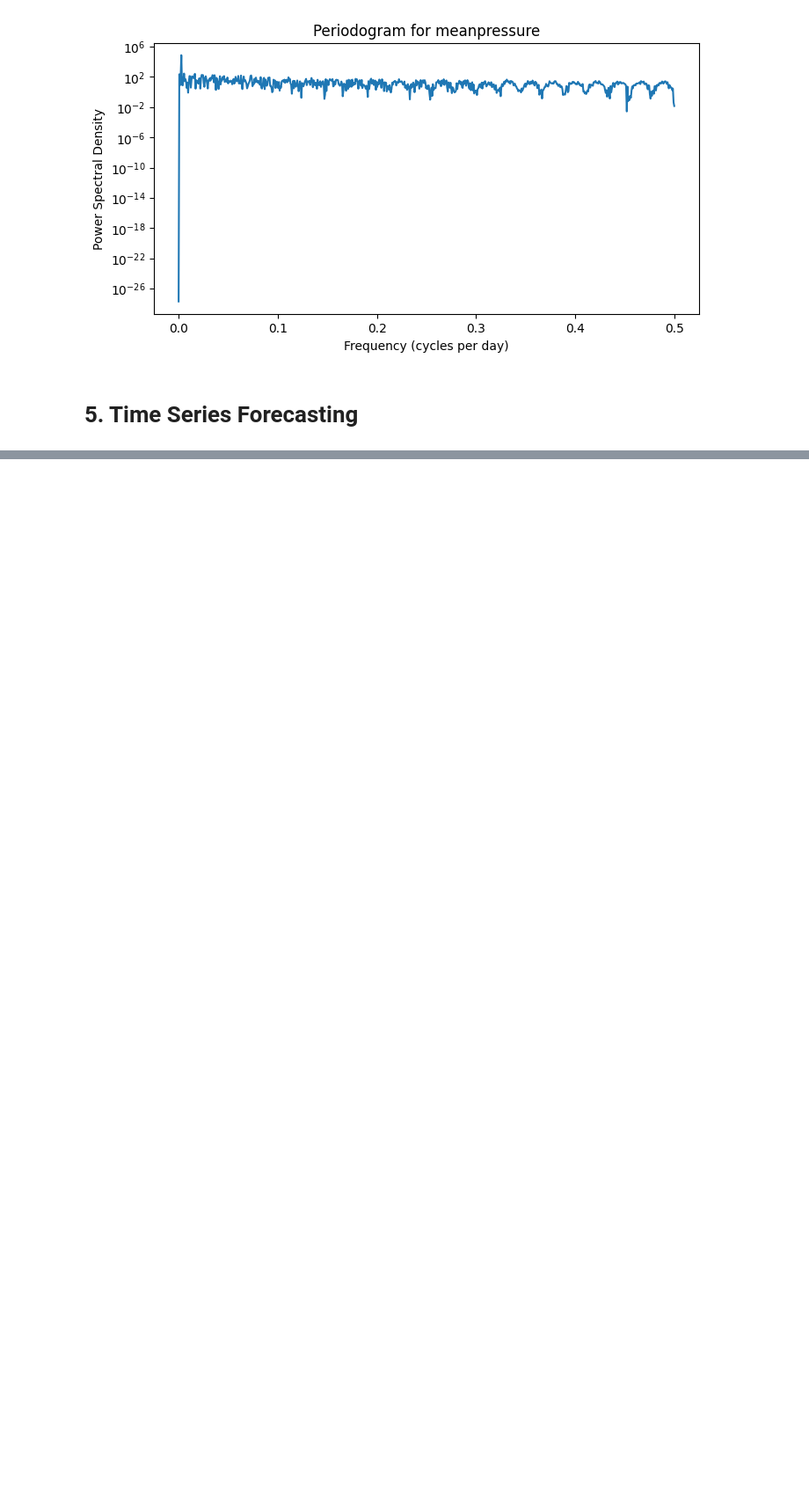
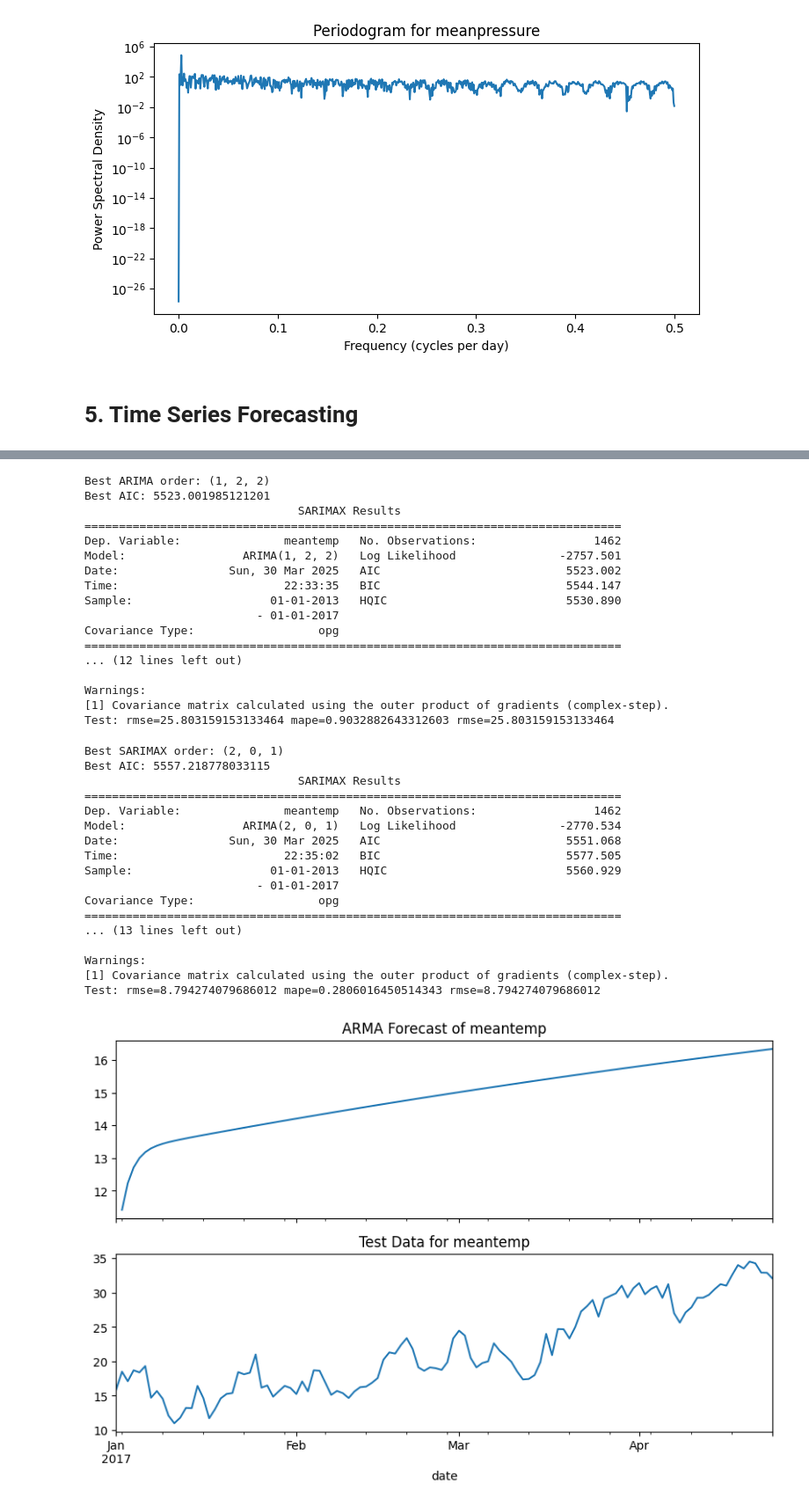
Before and after one commit to porojanmadalin/TSA, a Jupyter notebook: a02.ipynb, the cells around one changed output, grey strips where cells are left out. Shown at 88% size. Saved outputs shown, nothing was run; the diff lists cells and outputs as text; code cells hidden in the pictures; blank space fills up the shorter version.

```diff
--- a/a02.ipynb
+++ b/a02.ipynb
@@ -48,0 +33,3 @@ df_train
+# %%
+df_test.index=df_test.index.to_period('D')
+df_test
@@ -398,0 +473,5 @@ fdd('meanpressure')
+# %%
+fit_ARMA('meantemp')
+fit_ARIMA('meantemp')
+fit_SARIMA('meantemp')
+# %% [output]
@@ -398,0 +495,35 @@ fdd('meanpressure')
+Best ARIMA order: (1, 2, 2)
+Best AIC: 5523.001985121201
+                               SARIMAX Results
+==============================================================================
+Dep. Variable:               meantemp   No. Observations:                 1462
+Model:                 ARIMA(1, 2, 2)   Log Likelihood               -2757.501
+Date:                Sun, 30 Mar 2025   AIC                           5523.002
+Time:                        22:33:35   BIC                           5544.147
+Sample:                    01-01-2013   HQIC                          5530.890
+                         - 01-01-2017
+Covariance Type:                  opg
+==============================================================================
+... (12 lines left out)
+
+Warnings:
+[1] Covariance matrix calculated using the outer product of gradients (complex-step).
+Test: rmse=25.803159153133464 mape=0.9032882643312603 rmse=25.803159153133464
+Best SARIMAX order: (2, 0, 1)
+Best AIC: 5557.218778033115
+                               SARIMAX Results
+==============================================================================
+Dep. Variable:               meantemp   No. Observations:                 1462
+Model:                 ARIMA(2, 0, 1)   Log Likelihood               -2770.534
+Date:                Sun, 30 Mar 2025   AIC                           5551.068
+Time:                        22:35:02   BIC                           5577.505
+Sample:                    01-01-2013   HQIC                          5560.929
+                         - 01-01-2017
+Covariance Type:                  opg
+==============================================================================
+... (13 lines left out)
+
+Warnings:
+[1] Covariance matrix calculated using the outer product of gradients (complex-step).
+Test: rmse=8.794274079686012 mape=0.2806016450514343 rmse=8.794274079686012
+[figure, added]
```
Also changed, not shown: parts of 25 cells of this notebook.
